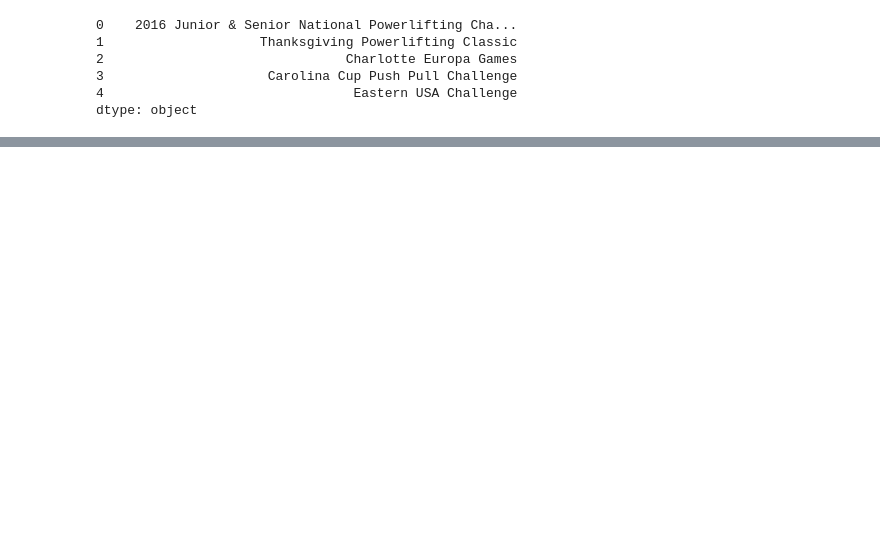
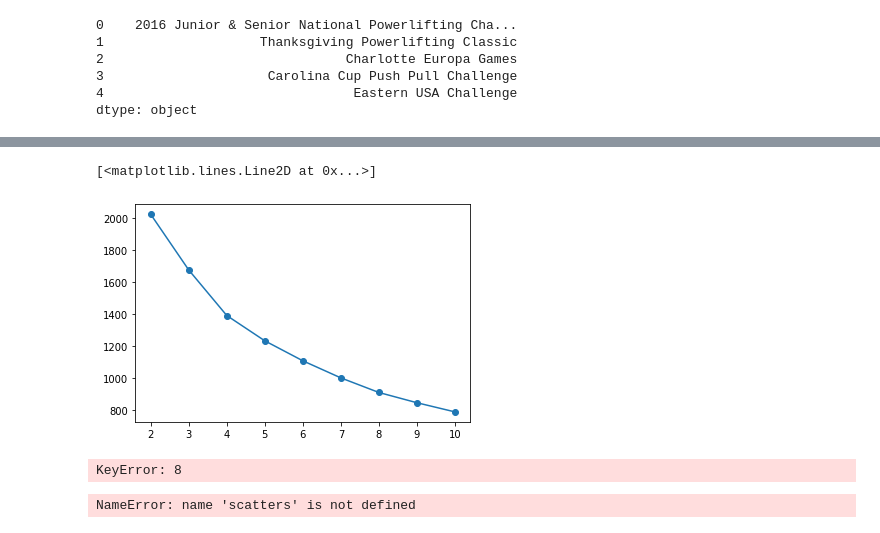
Before and after one commit to Ekpali/Data-Quality-Project, a Jupyter notebook: functionality_test.ipynb, the cells around one changed output, grey strips where cells are left out. Cells and saved outputs as stored; diff of their text form; code cells hidden in the pictures; blank space fills up the shorter version.

```diff
--- a/functionality_test.ipynb
+++ b/functionality_test.ipynb
@@ -238,0 +336,17 @@ Note: you may need to restart the kernel to use updated packages.
+# %%
+scaler = StandardScaler()
+df = scaler.fit_transform(data_num)
+
+
+clus_range = [2,3,4,5,6,7,8,9,10]
+inertias = []
+# %%
+for c in clus_range:
+    kmeans = KMeans(init="k-means++", n_clusters=c, n_init=100, random_state=0).fit(df)
+    inertias.append(kmeans.inertia_)
+
+plt.figure()
+plt.plot(clus_range,inertias, marker ='o')
+# %% [output]
+[<matplotlib.lines.Line2D at 0x...>]
+[figure, added]
@@ -238,0 +357,13 @@ Note: you may need to restart the kernel to use updated packages.
+# %%
+fte_colors = {0: "#008fd5",
+     1: "#fc4f30"}
+
+
+km_colors = [fte_colors[label] for label in kmeans.labels_]
+plt.scatter(df[:, 0], df[:, 1], c=km_colors)
+# %% [output]
+KeyError: 8
+# %%
+scatters(clust_df, h='Cluster')
+# %% [output]
+NameError: name 'scatters' is not defined
```
Also changed, not shown: parts of 21 cells of this notebook, 2 other files.
